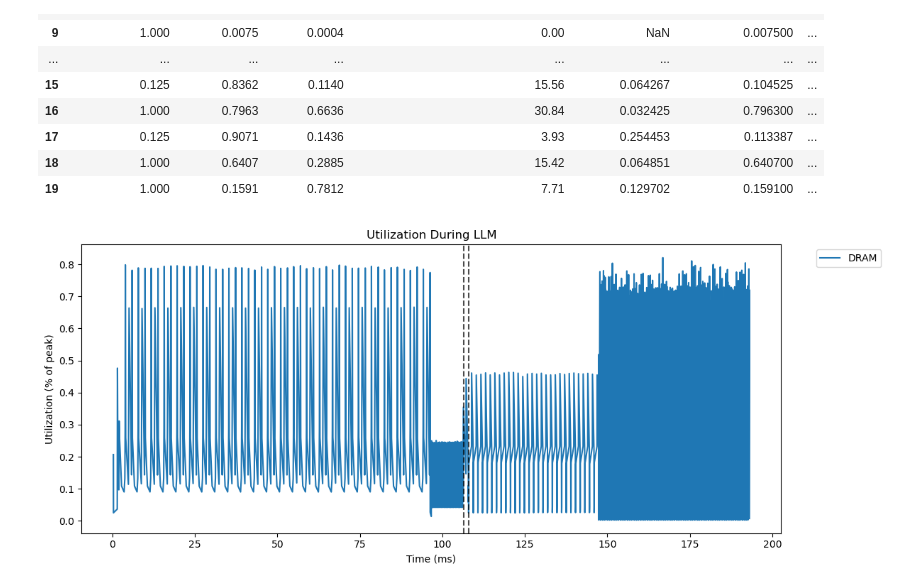
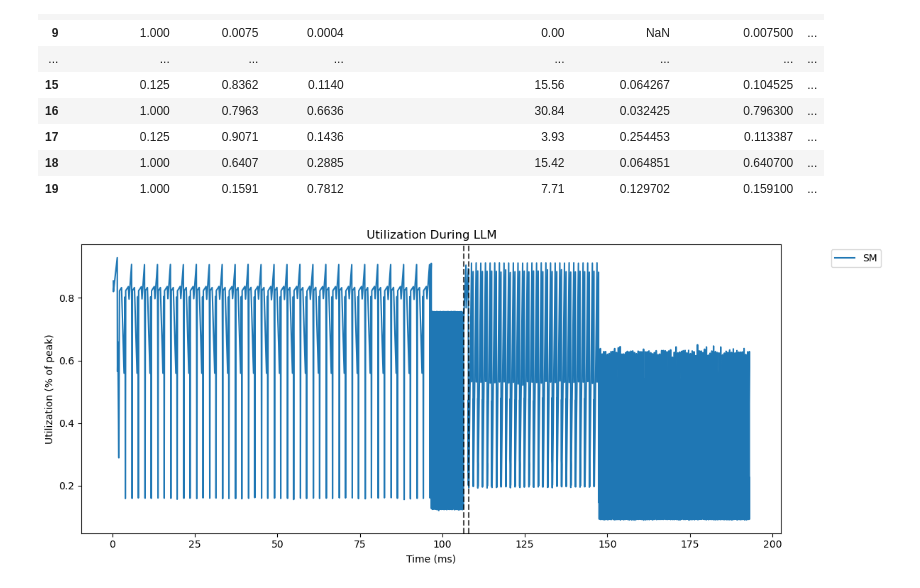
Before and after one commit to mllm-energy/subphase-profiling, a Jupyter notebook: experiments/ncu_analysis.ipynb, the cells around one changed output. Saved outputs shown, nothing was run; the diff lists cells and outputs as text; code cells hidden in the pictures.

Commit message:
disregard the last push. This is the code im using to look at total DRAM usage and SM usage across all stages.  Im too lazy to take the old hash and revert the psuh so i m pushing again to cover it up

```diff
--- a/experiments/ncu_analysis.ipynb
+++ b/experiments/ncu_analysis.ipynb
@@ -195,29 +181,26 @@ display(summary.head(20))
 # %%
 summary = summary.dropna()
 summary['cumulative_time'] = summary['gpu__time_duration.sum [ms]'].cumsum()
 
 stage_changes = summary.index[summary["stage"] != summary["stage"].shift()]
 boundary_times = summary.loc[stage_changes[1:], "cumulative_time"]
 
 plt.figure(figsize=(12,5))
 
-#plt.plot(summary['cumulative_time'], summary['compute_util'], label='SM')
+plt.plot(summary['cumulative_time'], summary['compute_util'], label='SM')
 #plt.plot(summary['cumulative_time'], summary['warp_occupancy'], label='Warp Occupancy')
-#plt.plot(summary['cumulative_time'], summary['wave_efficiency'], label='Wave Efficiency')
 #plt.plot(summary['cumulative_time'], summary['launch__waves_per_multiprocessor'], label='Launch Waves per Multiprocessor')
-plt.plot(summary['cumulative_time'], summary['memory_util'], label='DRAM')
-#plt.plot(summary['cumulative_time'], summary['estimated_gpu_util'], label='Estimated GPU Utilization')
-#plt.plot(summary['cumulative_time'], summary['sm_idle_fraction'], label='SM Idle')
+#plt.plot(summary['cumulative_time'], summary['memory_util'], label='DRAM')
 
 for t in boundary_times:
     plt.axvline(x=t, linestyle="--", color="black", alpha=0.7)
 
 plt.xlabel('Time (ms)')
 plt.ylabel('Utilization (% of peak)')
 plt.title('Utilization During LLM')
 
 plt.legend(loc='upper right', bbox_to_anchor=(1.15, 1))
 plt.tight_layout()
 plt.show()
 # %% [output]
-[figure, old version]
+[figure, new version]
```
Also changed, not shown: parts of 1 cell of this notebook.
